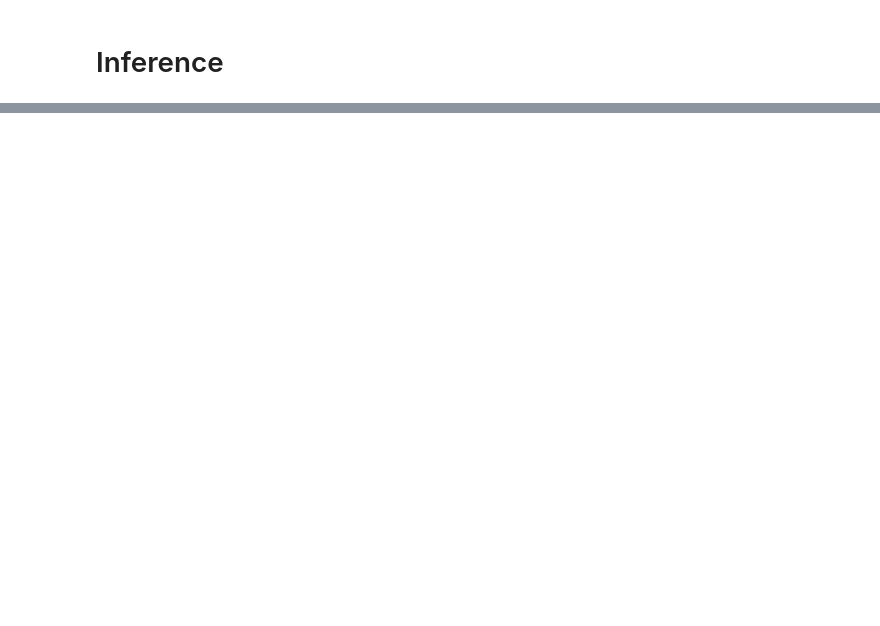
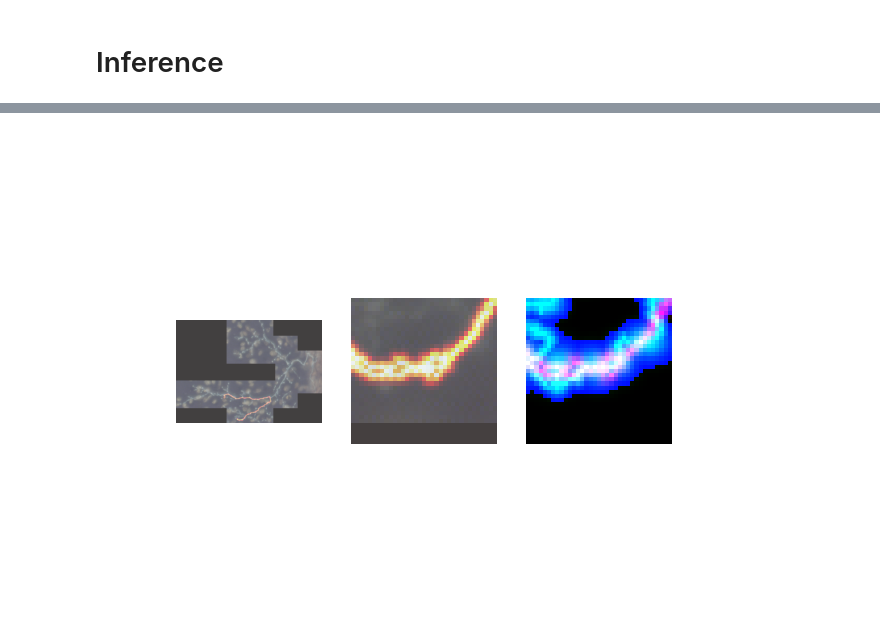
Before and after one commit to twardlab/neurotrack, a Jupyter notebook: neuron_trx/notebooks/neuron_trx_tests.ipynb, the cells around one changed output, grey strips where cells are left out. Saved outputs shown, nothing was run; the diff lists cells and outputs as text; code cells hidden in the pictures; blank space fills up the shorter version.

Commit message:
update visualization

```diff
--- a/neuron_trx/notebooks/neuron_trx_tests.ipynb
+++ b/neuron_trx/notebooks/neuron_trx_tests.ipynb
@@ -385,7 +371,7 @@ pixelsize = args["pixelsize"] if "pixelsize" in args else [1.0, 1.0, 1.0]
 patch_radius = 17
 actions = np.load('/home/brysongray/tractography/neuron_trx/action_space_30_dir.npy')
 
-img, density, mask = load_data(img_file, label_file, downsample_factor=10, binary=False)
+img, density, mask = load_data(img_file, label_file, downsample_factor=10, binary=False, inverse=False)
 
 env = Environment(img,
                     patch_radius,
@@ -402,7 +388,6 @@ env = Environment(img,
                     beta=beta,
                     friction=friction)
 
-model = DQNModel(4, n_actions=len(actions), input_size=(2*patch_radius+1))
-params = torch.load("/home/brysongray/tractography/outputs/model_state_dict_config_alpha-1_beta-0_f-0.pt")
-
-model.load_model(params)
+dqn_model = DQNModel(4, n_actions=len(actions), input_size=(2*patch_radius+1))
+if model:
+    dqn_model.load_model(torch.load(model))
@@ -412,7 +414,13 @@ plt.imshow(env.true_density.data[0,19])
 # %%
 seeds = [[19,325,201]]
 env.seeds = seeds
-env = model.inference(env)
+env = dqn_model.inference(env)
+# %%
+env.img.data[:3] = 1.0 - env.img.data[:3]
+# %%
+show_state(env, finished=True)
+# %% [output]
+[figure, added]
 # %%
 env.step_size
 # %%
```
Also changed, not shown: parts of 10 cells of this notebook, 3 other files.
